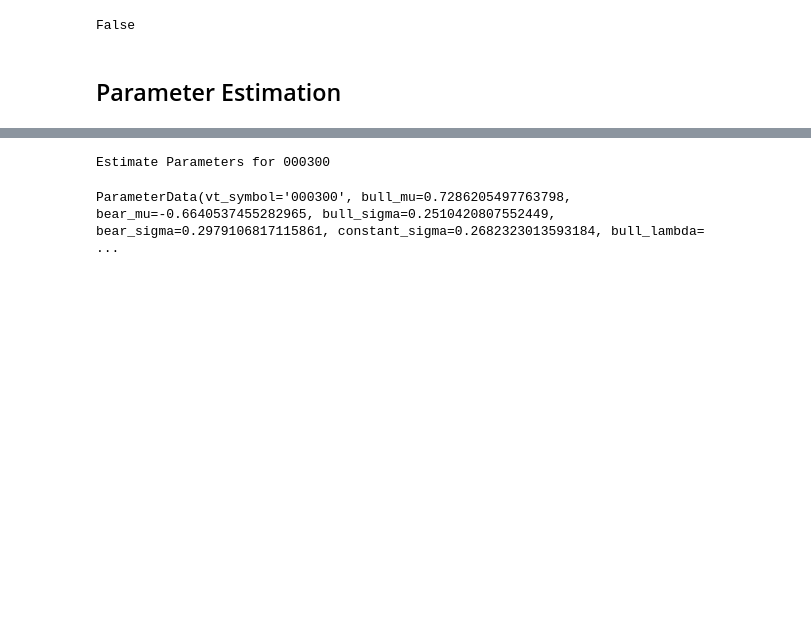
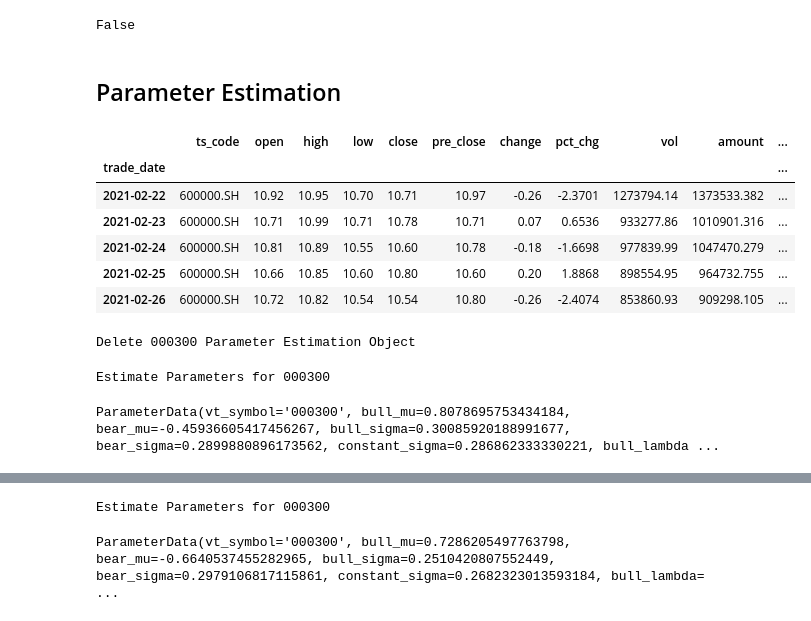
Before and after one commit to linfenglee/trend-following, a Jupyter notebook: trend_following_main.ipynb, the cells around one changed output, grey strips where cells are left out. Drawn from its saved outputs; the diff is of its cells as text; code cells hidden in the pictures; blank space fills up the shorter version.

```diff
--- a/trend_following_main.ipynb
+++ b/trend_following_main.ipynb
@@ -59,5 +63,39 @@ regime_info = RegimeInfo("000300", 0.2, 0.2)
 # %%
 import tushare as ts
 
-ts.set_token('c3450fdabd780ea8ef13ebdd0230c2e52a5737b05cfb0377eecc2f84')
+# ts.set_token('c3450fdabd780ea8ef13ebdd0230c2e52a5737b05cfb0377eecc2f84')
 pro = ts.pro_api()
+pro = ts.pro_api('c3450fdabd780ea8ef13ebdd0230c2e52a5737b05cfb0377eecc2f84')
+# %%
+df = ts.pro_bar(
+    ts_code='600000.SH',
+    start_date='2011-01-07 09:00:00',
+    end_date='2021-02-28 17:00:00'
+)
+df["trade_date"] = pd.to_datetime(df["trade_date"])
+df.sort_values(by = 'trade_date', inplace=True)
+df.set_index("trade_date", inplace=True)
+df['log_rtn'] = np.log(df['close']).diff()
+
+df.tail()
+# %% [output]
+|  | ts_code | open | high | low | close | pre_close | change | pct_chg | vol | amount | ... |
+| trade_date |  |  |  |  |  |  |  |  |  |  | ... |
+| 2021-02-22 | 600000.SH | 10.92 | 10.95 | 10.70 | 10.71 | 10.97 | -0.26 | -2.3701 | 1273794.14 | 1373533.382 | ... |
+| 2021-02-23 | 600000.SH | 10.71 | 10.99 | 10.71 | 10.78 | 10.71 | 0.07 | 0.6536 | 933277.86 | 1010901.316 | ... |
+| 2021-02-24 | 600000.SH | 10.81 | 10.89 | 10.55 | 10.60 | 10.78 | -0.18 | -1.6698 | 977839.99 | 1047470.279 | ... |
+| 2021-02-25 | 600000.SH | 10.66 | 10.85 | 10.60 | 10.80 | 10.60 | 0.20 | 1.8868 | 898554.95 | 964732.755 | ... |
+| 2021-02-26 | 600000.SH | 10.72 | 10.82 | 10.54 | 10.54 | 10.80 | -0.26 | -2.4074 | 853860.93 | 909298.105 | ... |
+# %%
+est_para = EstimationParameter(df, "close", regime_info)
+# %% [output]
+Delete 000300 Parameter Estimation Object
+# %%
+print(est_para)
+# %% [output]
+Estimate Parameters for 000300
+# %%
+para_info = est_para.get_para_info()
+para_info
+# %% [output]
+ParameterData(vt_symbol='000300', bull_mu=0.8078695753434184, bear_mu=-0.45936605417456267, bull_sigma=0.30085920188991677, bear_sigma=0.2899880896173562, constant_sigma=0.286862333330221, bull_lambda ...
```
Also changed, not shown: parts of 14 cells of this notebook, 2 other files.
